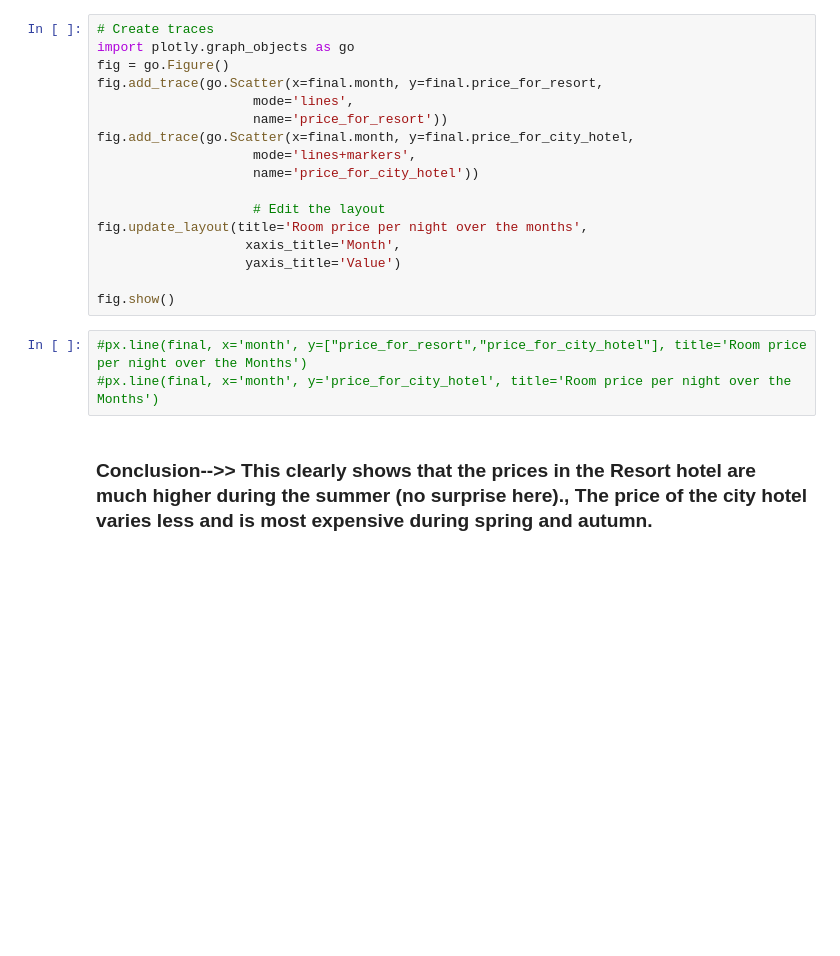
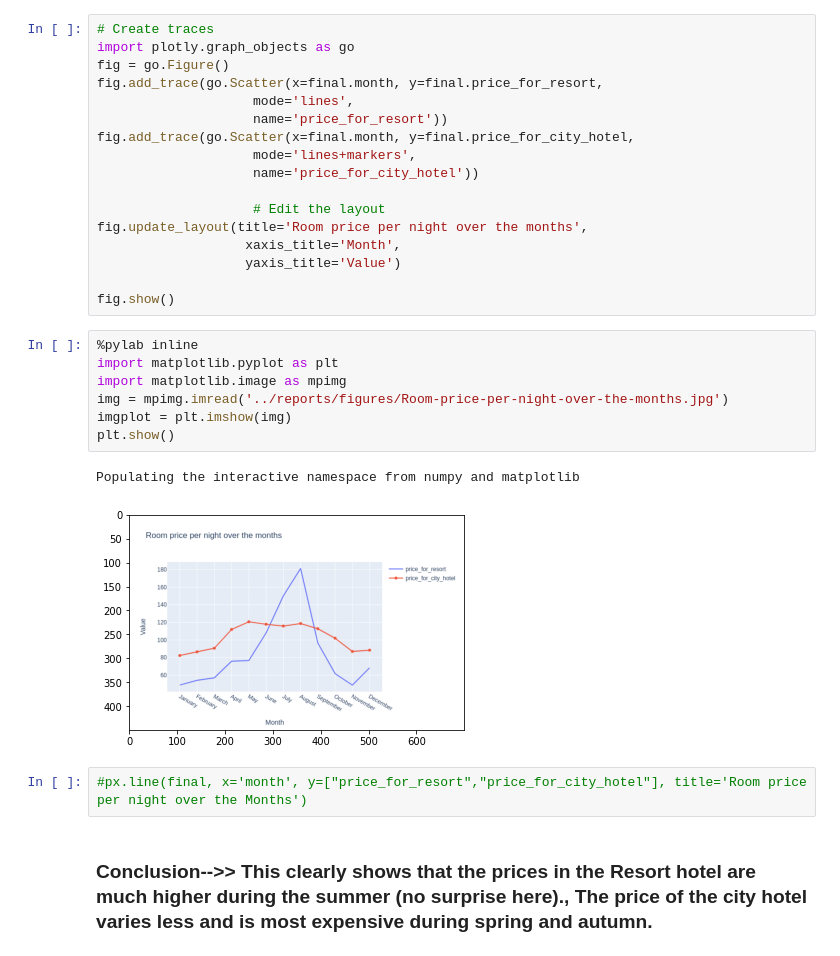
Before and after one commit to jesussantana/Machine-Learning-Real-World-projects-in-Python, a Jupyter notebook: notebooks/ML_hotel_booking_Prediction_deploy.ipynb, the cells around one changed output. Saved outputs shown, nothing was run; the diff lists cells and outputs as text; blank space fills up the shorter version.

Commit message:
Update plot

```diff
--- a/notebooks/ML_hotel_booking_Prediction_deploy.ipynb
+++ b/notebooks/ML_hotel_booking_Prediction_deploy.ipynb
@@ -367,9 +367,18 @@ fig.update_layout(title='Room price per night over the months',
                    yaxis_title='Value')
 
 fig.show()
+# %%
+%pylab inline
+import matplotlib.pyplot as plt
+import matplotlib.image as mpimg
+img = mpimg.imread('../reports/figures/Room-price-per-night-over-the-months.jpg')
+imgplot = plt.imshow(img)
+plt.show()
+# %% [output]
+Populating the interactive namespace from numpy and matplotlib
+[figure, added]
 # %%
 #px.line(final, x='month', y=["price_for_resort","price_for_city_hotel"], title='Room price per night over the Months')
-#px.line(final, x='month', y='price_for_city_hotel', title='Room price per night over the Months')
 # %% [markdown]
 ### Conclusion-->> This clearly shows that the prices in the Resort hotel are much higher during the summer (no surprise here)., The price of the city hotel varies less and is most expensive during spring and autumn.
 # %% [markdown]
```
Also changed, not shown: parts of 2 cells of this notebook, 1 other file.
